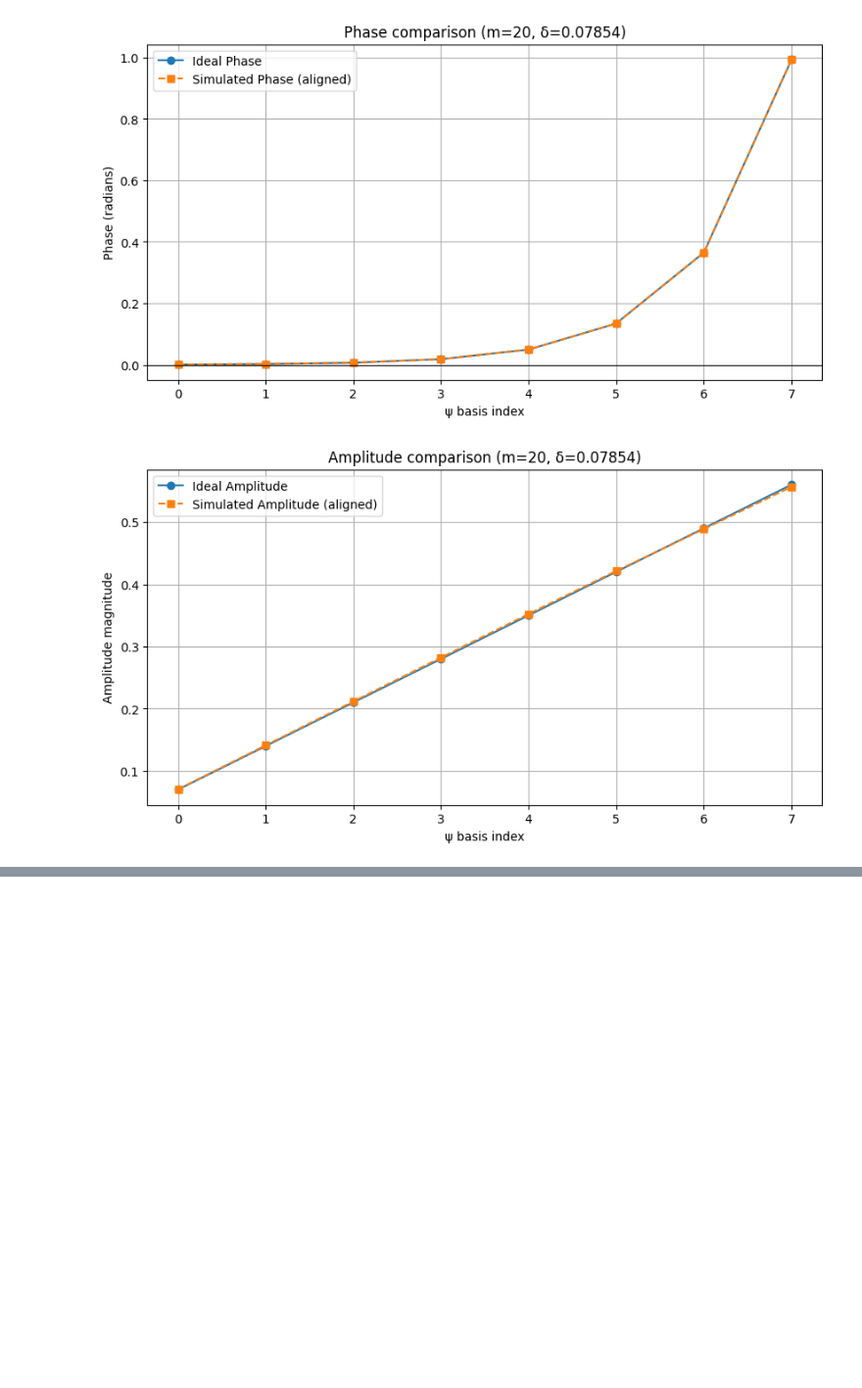
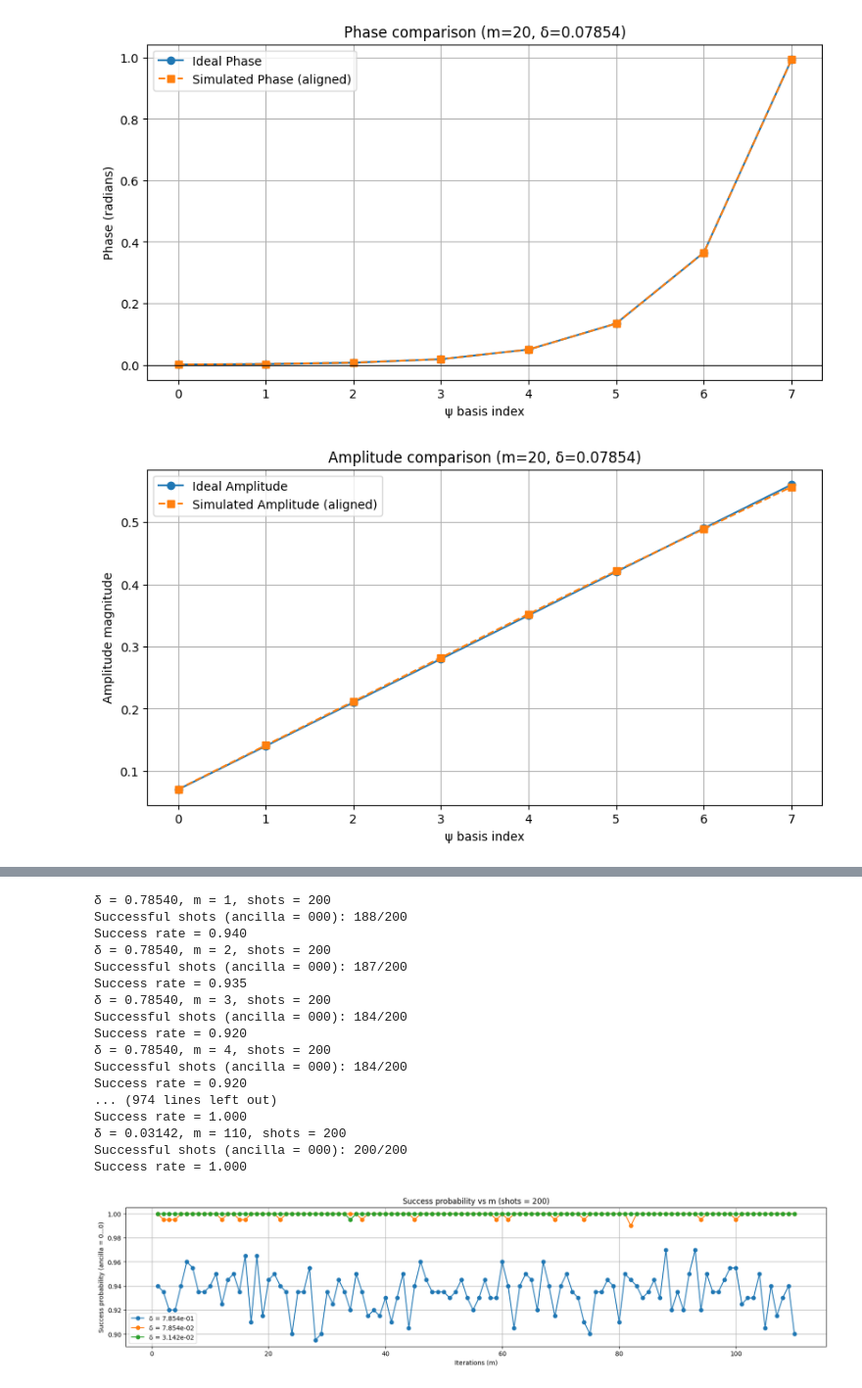
Before and after one commit to aizzen3/QCproject, a Jupyter notebook: P%A(exponential phase).ipynb, the cells around one changed output, grey strips where cells are left out. Shown: that part at 98% size. Cells and saved outputs as stored; diff of their text form; code cells hidden in the pictures; blank space fills up the shorter version.

```diff
--- a/P%A(exponential phase).ipynb
+++ b/P%A(exponential phase).ipynb
@@ -156,0 +274,45 @@ Example m=20, δ=0.07854: Fidelity=0.999971
+# %%
+import numpy as np
+import matplotlib.pyplot as plt
+
+# --- sweep over multiple δ values, same plot ---
+def compare_deltas(delta_values, m_values, shots=200):
+    """
+    For each delta in delta_values, run success_rate(delta, m, shots)
+    for all m in m_values and plot all curves together.
+    """
+    plt.figure(figsize=(20,4))
+    for delta in delta_values:
+        rates = [success_rate(delta, m, shots=shots)[0] for m in m_values]
+        plt.plot(m_values, rates, 'o-', label=f"δ = {delta:.3e}")
+    plt.xlabel("Iterations (m)")
+    plt.ylabel("Success probability (ancilla = 0...0)")
+    plt.title(f"Success probability vs m (shots = {shots})")
+    plt.grid(True)
+    plt.legend()
+    plt.show()
+
+# === Example usage ===
+delta_values = [np.pi/4, np.pi/40, np.pi/100]   # list of δ values
+m_values = list(range(1, 111))                   # m = 1 → 10
+
+compare_deltas(delta_values, m_values, shots=200)
+# %% [output]
+δ = 0.78540, m = 1, shots = 200
+Successful shots (ancilla = 000): 188/200
+Success rate = 0.940
+δ = 0.78540, m = 2, shots = 200
+Successful shots (ancilla = 000): 187/200
+Success rate = 0.935
+δ = 0.78540, m = 3, shots = 200
+Successful shots (ancilla = 000): 184/200
+Success rate = 0.920
+δ = 0.78540, m = 4, shots = 200
+Successful shots (ancilla = 000): 184/200
+Success rate = 0.920
+... (974 lines left out)
+Success rate = 1.000
+δ = 0.03142, m = 110, shots = 200
+Successful shots (ancilla = 000): 200/200
+Success rate = 1.000
+[figure, added]
```
Also changed, not shown: parts of 5 cells of this notebook, 4 other files.
